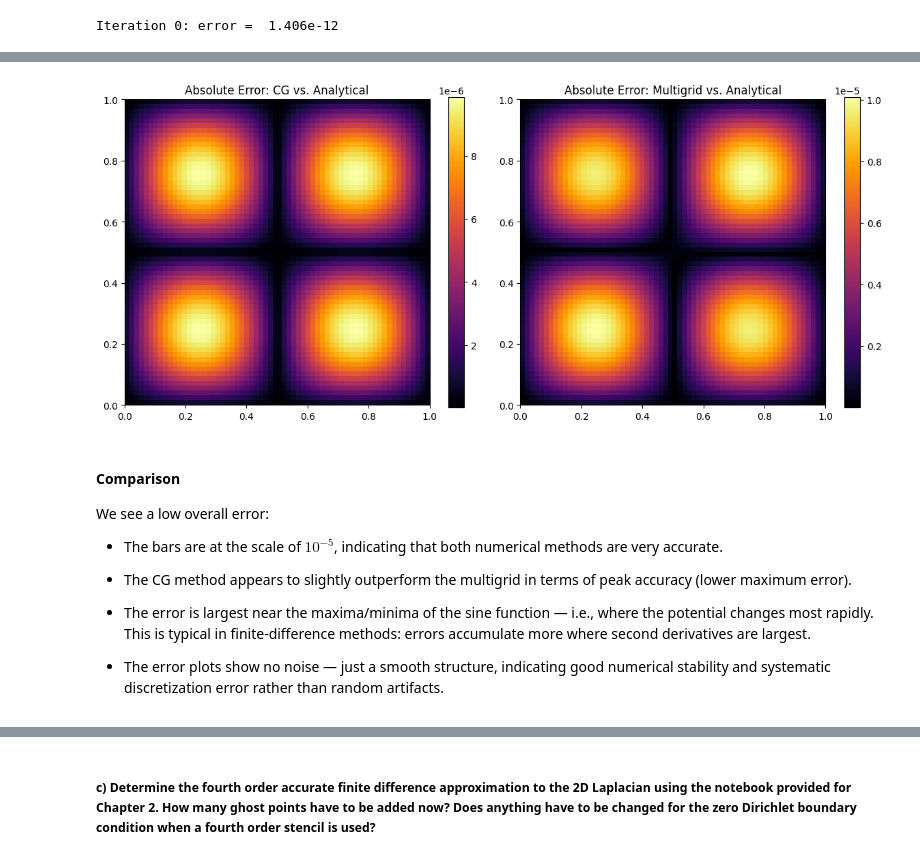
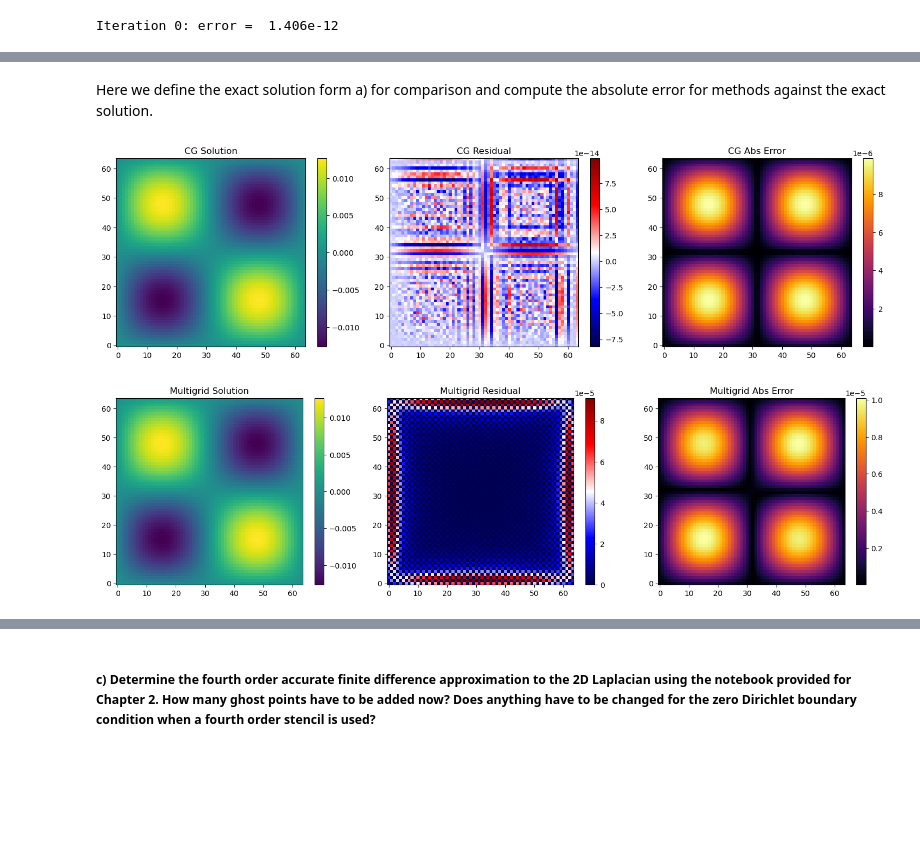
Before and after one commit to ShannonS00/Computational-Astrophysics, a Jupyter notebook: Worksheet_7/Worksheet_7_G22.ipynb, the cells around one changed output, grey strips where cells are left out. Drawn from its saved outputs; the diff is of its cells as text; code cells hidden in the pictures; blank space fills up the shorter version.

```diff
--- a/Worksheet_7/Worksheet_7_G22.ipynb
+++ b/Worksheet_7/Worksheet_7_G22.ipynb
@@ -726,0 +679,4 @@ Iteration 8: Linf error = 8.90217e-07
+# %%
+phi_mg = solve_poisson_2d_multigrid(rho, h, tol=1e-6, verbose=True)
+phi_mg_inner = phi_mg[1:-1, 1:-1]
+residual_mg = apply_A(phi_mg, h)[1:-1, 1:-1] - rho
@@ -767,27 +695,30 @@ plt.colorbar(label='Potential')
-# %%
-
-# Plot the absolute errors
-fig, axes = plt.subplots(1, 2, figsize=(12, 5))
-im0 = axes[0].imshow(diff_cg, origin='lower', extent=[0,1,0,1], cmap='inferno')
-axes[0].set_title("Absolute Error: CG vs. Analytical")
-fig.colorbar(im0, ax=axes[0])
-
-im1 = axes[1].imshow(diff_mg, origin='lower', extent=[0,1,0,1], cmap='inferno')
-axes[1].set_title("Absolute Error: Multigrid vs. Analytical")
-fig.colorbar(im1, ax=axes[1])
-
-plt.tight_layout()
-plt.show()
-# %% [output]
-[figure, removed]
-# %% [markdown]
-#### Comparison
-
-We see a low overall error:
-- The bars are at the scale of $10^{-5 }$, indicating that both numerical methods are very accurate.
-
-- The CG method appears to slightly outperform the multigrid in terms of peak accuracy (lower maximum error).
-
-- The error is largest near the maxima/minima of the sine function — i.e., where the potential changes most rapidly. This is typical in finite-difference methods: errors accumulate more where second derivatives are largest.
-
-- The error plots show no noise — just a smooth structure, indicating good numerical stability and systematic discretization error rather than random artifacts.
+# %%
+phi_exact = -1 / (8 * np.pi**2) * np.sin(2 * np.pi * X) * np.sin(2 * np.pi * Y)
+
+error_cg = np.abs(phi_cg - phi_exact)
+error_mg = np.abs(phi_mg_inner - phi_exact)
+# %% [markdown]
+Here we define the exact solution form a) for comparison and compute the absolute error for methods against the exact solution.
+# %%
+def plot_solution_and_residual(phi, residual, error, title_prefix):
+    fig, axes = plt.subplots(1, 3, figsize=(15, 4))
+    im1 = axes[0].imshow(phi, origin='lower', cmap='viridis')
+    axes[0].set_title(f'{title_prefix} Solution')
+    plt.colorbar(im1, ax=axes[0])
+
+    im2 = axes[1].imshow(residual, origin='lower', cmap='seismic')
+    axes[1].set_title(f'{title_prefix} Residual')
+    plt.colorbar(im2, ax=axes[1])
+
+    im3 = axes[2].imshow(error, origin='lower', cmap='inferno')
+    axes[2].set_title(f'{title_prefix} Abs Error')
+    plt.colorbar(im3, ax=axes[2])
+
+    plt.tight_layout()
+    plt.show()
+
+plot_solution_and_residual(phi_cg, residual_cg, error_cg, "CG")
+plot_solution_and_residual(phi_mg_inner, residual_mg, error_mg, "Multigrid")
+# %% [output]
+[figure, added]
+[figure, added]
```
Also changed, not shown: parts of 22 cells of this notebook.
